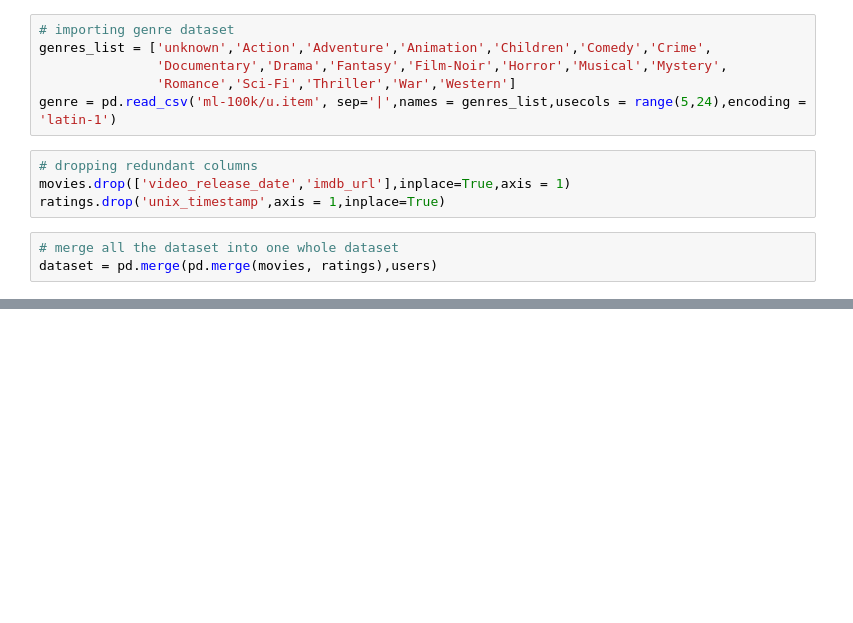
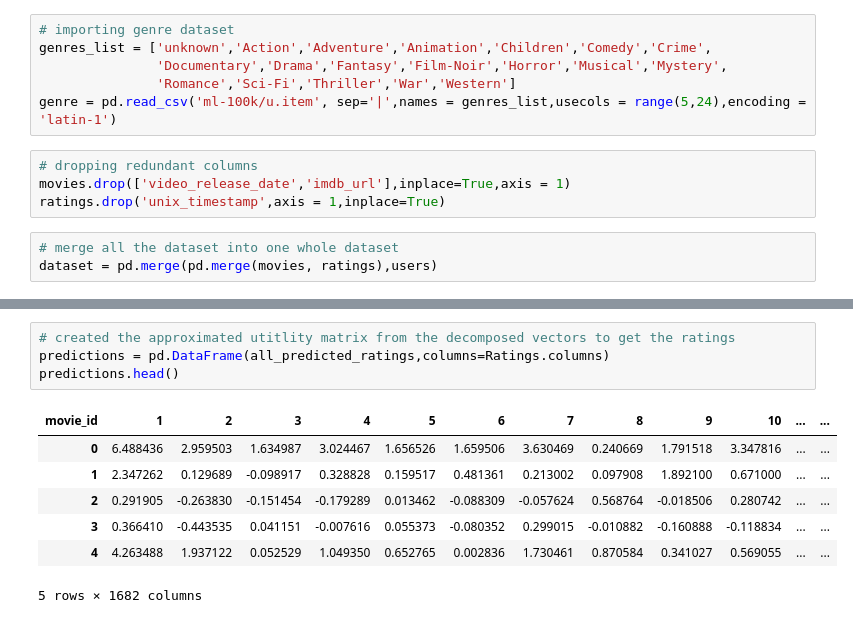
Before and after one commit to saheelahmed2/MoviesNow, a Jupyter notebook: Collab.ipynb, the cells around one changed output, grey strips where cells are left out. Cells and saved outputs as stored; diff of their text form; blank space fills up the shorter version.

```diff
--- a/Collab.ipynb
+++ b/Collab.ipynb
@@ -121,0 +153,12 @@ dataset = pd.merge(pd.merge(movies, ratings),users)
+# %%
+# created the approximated utitlity matrix from the decomposed vectors to get the ratings
+predictions = pd.DataFrame(all_predicted_ratings,columns=Ratings.columns)
+predictions.head()
+# %% [output]
+| movie_id | 1 | 2 | 3 | 4 | 5 | 6 | 7 | 8 | 9 | 10 | ... | ... |
+| 0 | 6.488436 | 2.959503 | 1.634987 | 3.024467 | 1.656526 | 1.659506 | 3.630469 | 0.240669 | 1.791518 | 3.347816 | ... | ... |
+| 1 | 2.347262 | 0.129689 | -0.098917 | 0.328828 | 0.159517 | 0.481361 | 0.213002 | 0.097908 | 1.892100 | 0.671000 | ... | ... |
+| 2 | 0.291905 | -0.263830 | -0.151454 | -0.179289 | 0.013462 | -0.088309 | -0.057624 | 0.568764 | -0.018506 | 0.280742 | ... | ... |
+| 3 | 0.366410 | -0.443535 | 0.041151 | -0.007616 | 0.055373 | -0.080352 | 0.299015 | -0.010882 | -0.160888 | -0.118834 | ... | ... |
+| 4 | 4.263488 | 1.937122 | 0.052529 | 1.049350 | 0.652765 | 0.002836 | 1.730461 | 0.870584 | 0.341027 | 0.569055 | ... | ... |
+5 rows × 1682 columns
```
Also changed, not shown: parts of 18 cells of this notebook.
